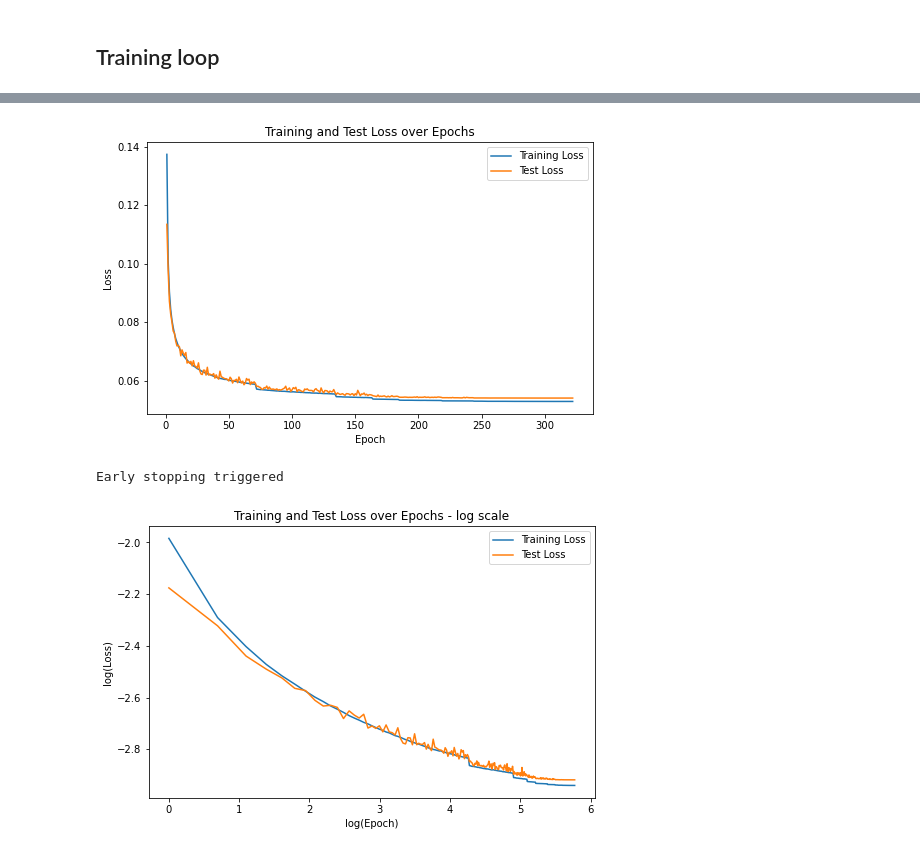
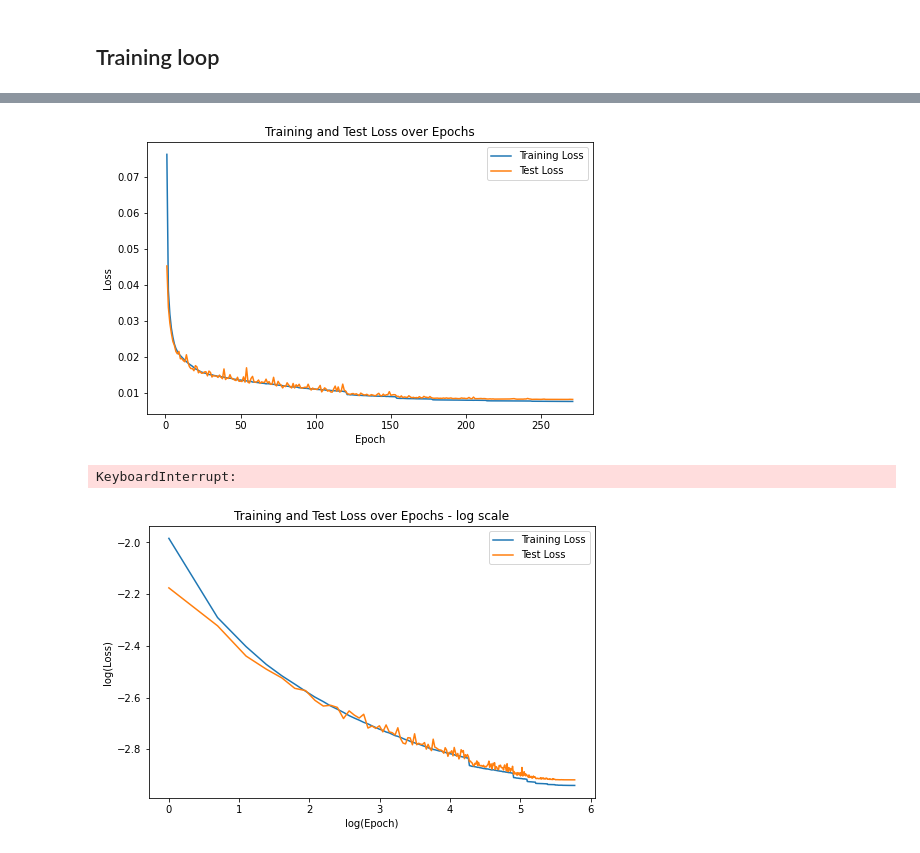
Before and after one commit to freddiefreeloader1/Imitation-Learning-for-Driving-Control, a Jupyter notebook: traning_model.ipynb, the cells around one changed output, grey strips where cells are left out. Saved outputs shown, nothing was run; the diff lists cells and outputs as text; code cells hidden in the pictures.

```diff
--- a/traning_model.ipynb
+++ b/traning_model.ipynb
@@ -54,7 +54,7 @@ class TrajectoryDataset(Dataset):
                 'std': (self.state_std.tolist(), self.action_std.tolist())
             }
 
-            with open('./Model/scaling_params_noisy_18.json', 'w') as f:
+            with open('./Model/scaling_params_noisy_19.json', 'w') as f:
                 json.dump(scaling_params, f)
 
             self.states = (self.states - self.state_mean) / (self.state_std + 1e-8)
@@ -182,7 +182,7 @@ for epoch in range(num_epochs):
     if avg_test_loss < best_test_loss:
         best_test_loss = avg_test_loss
         patience_counter = 0
-        torch.save(model.state_dict(), './Model/model_noisy_18_64.pth')
+        torch.save(model.state_dict(), './Model/model_noisy_19_64.pth')
     else:
         patience_counter += 1
 
@@ -207,5 +207,5 @@ Test Loss: 0.05403
-[figure, old version]
+[figure, new version]
-Early stopping triggered
+KeyboardInterrupt:
 # %%
 plt.close("all")
 plt.figure(figsize=(8, 5))
```
Also changed, not shown: parts of 1 cell of this notebook, 26 other files.
